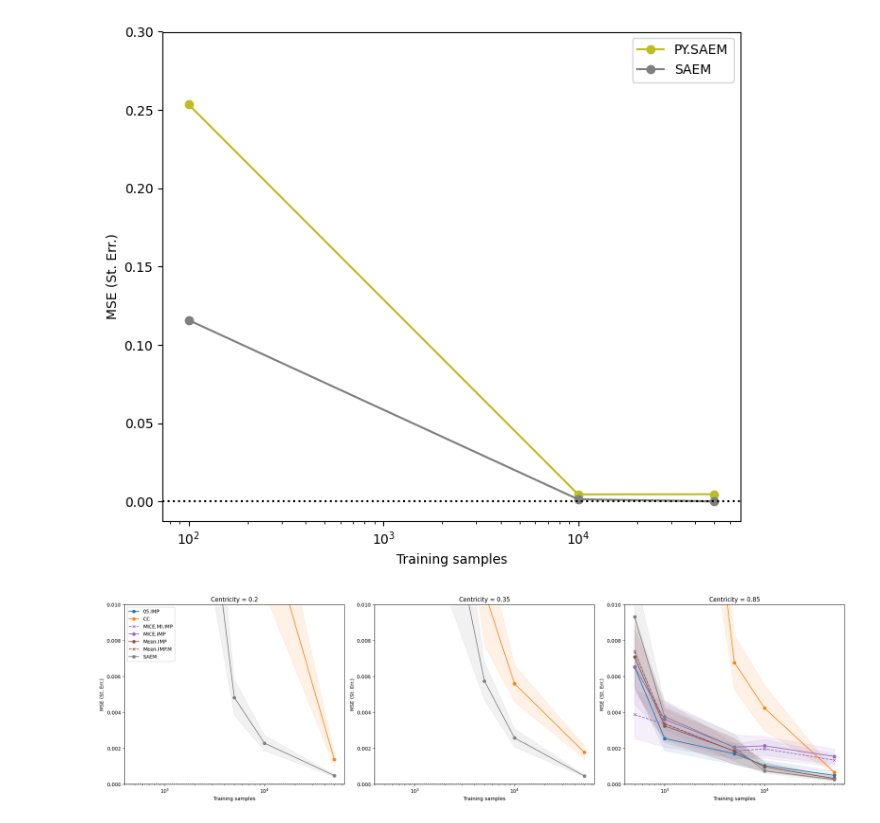
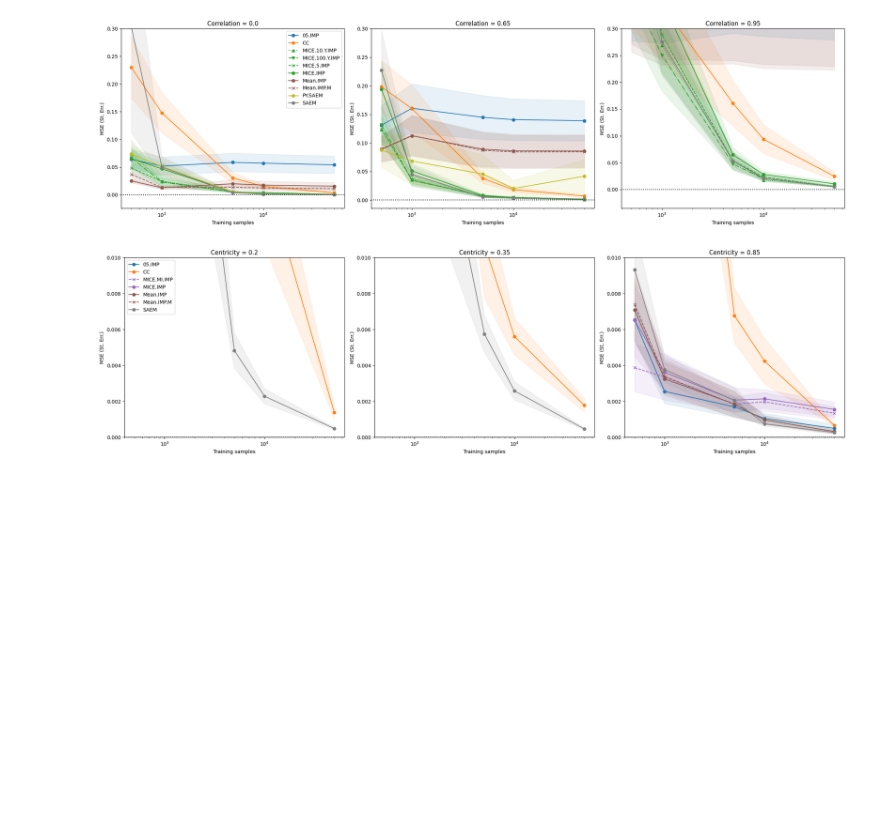
Before and after one commit to ChristopheMuller/logistic_with_NAs, a Jupyter notebook: 6_plot_beta_scores.ipynb, the cells around one changed output. Saved outputs shown, nothing was run; the diff lists cells and outputs as text; code cells hidden in the pictures; blank space fills up the shorter version.

```diff
--- a/6_plot_beta_scores.ipynb
+++ b/6_plot_beta_scores.ipynb
@@ -7,7 +7,7 @@ from utils import *
 from setups import uncertainties, methods_config, methods_no_beta_estimate, metrics_config, variable_config, uncertainties_config
 
 
-exp = "ExpC"
+exp = "ExpA"
 # %%
 simulation_set_up = pd.read_csv(os.path.join("data", exp, "simulation_set_up.csv"))
 # %%
@@ -95,35 +95,35 @@ def plot_beta_scores_subplots(
         plt.savefig(save)
 
     plt.show()
 
 
 remove_methods=["ICE.IMP", "ICE.IMP.M", "ICEY.IMP.M", "ICEY.IMP", "MICE.M.IMP", "MICE.Y.M.IMP", "MICE.Y.IMP", "05.IMP.M"]
 # remove_methods = None
 select_methods = None
 # select_methods= ["MICE.IMP", "MICE.M.IMP", "MICE.Y.IMP", "MICE.Y.M.IMP", "MICE.5.IMP"]
 
 metric = "mse_error"
 
 
 plot_beta_scores_subplots(
     simulation_set_up,
     metric = metric,
-    variable="d",
+    variable="corr",
 
     max_y=0.3,
     min_y =None,
 
     remove_methods=remove_methods,
     select_methods=select_methods,
 
     size_height=6,
     size_width=7,
 
     # save="data/ExpA/figures/mse_CORR.pdf"
 
 )
 # %% [output]
-[figure, old version]
+[figure, new version]
 # %%
 plot_beta_scores_subplots(
     simulation_set_up,
```
Also changed, not shown: 5 other files.
